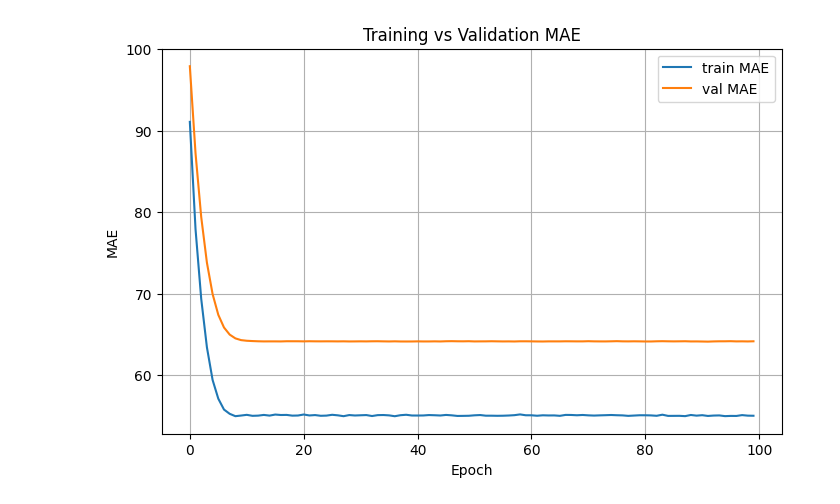
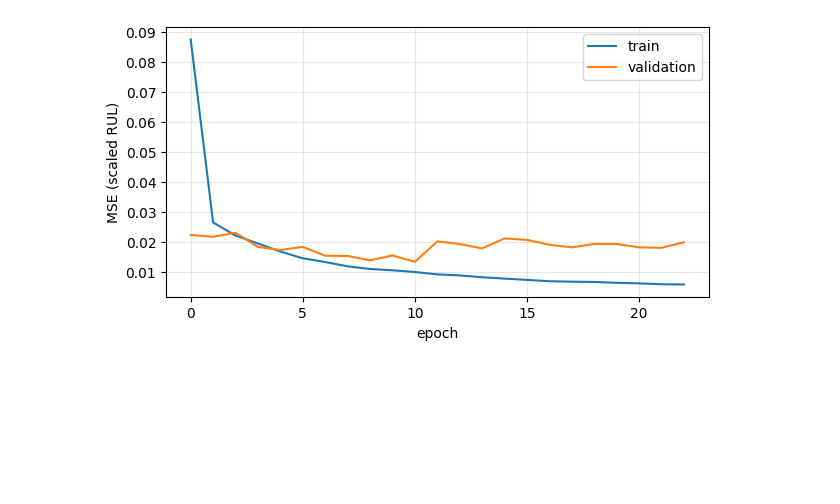
Before and after one commit to aryanfeyziml-loop/cmapss-turbofan-rul-prediction, a Jupyter notebook: notebooks/08_gru_layer.ipynb, the cells around one changed output. Saved outputs shown, nothing was run; the diff lists cells and outputs as text; code cells hidden in the pictures; blank space fills up the shorter version.

```diff
--- a/notebooks/08_gru_layer.ipynb
+++ b/notebooks/08_gru_layer.ipynb
@@ -79,0 +46,12 @@ Epoch 100/100
+# %%
+import tensorflow as tf
+from tensorflow import keras
+from tensorflow.keras import layers
+
+tf.keras.utils.set_random_seed(42)
+CALLBACKS = [
+    keras.callbacks.EarlyStopping(monitor="val_loss", patience=12, restore_best_weights=True),
+    keras.callbacks.ReduceLROnPlateau(monitor="val_loss", factor=0.5, patience=5, min_lr=1e-5),
+]
+# The networks learn RUL / RUL_CAP (range 0..1). utils.load_saved_models multiplies the output back.
+y_nn = ds.y_train / U.RUL_CAP
@@ -79,0 +63,16 @@ Epoch 100/100
+# %%
+Str = ds.X_train.seq                      # (rows, 30, 14)
+print("window tensor:", Str.shape)
+
+model = keras.Sequential([
+    layers.Input(shape=(U.SEQ_WINDOW, len(U.FEATURES))),
+    layers.GRU(64, return_sequences=True),
+    layers.GRU(32),
+    layers.Dropout(0.1),
+    layers.Dense(32, activation="relu"),
+    layers.Dense(1),
+])
+model.compile(optimizer=keras.optimizers.Adam(1e-3), loss="mse")
+
+hist = model.fit(Str[tr], y_nn[tr], validation_data=(Str[ds.is_val], y_nn[ds.is_val]),
+                 epochs=100, batch_size=256, callbacks=CALLBACKS, verbose=2)
@@ -80,14 +101,6 @@ Epoch 100/100
 # %%
-# elbow method
-import matplotlib.pyplot as plt
-plt.figure(figsize=(8, 5))
-plt.plot(history.history["mae"], label="train MAE")
-plt.plot(history.history["val_mae"], label="val MAE")
-plt.xlabel("Epoch")
-plt.ylabel("MAE")
-plt.title("Training vs Validation MAE")
-plt.legend()
-plt.grid(True)
-plt.show()
+plt.figure(figsize=(7, 3.5))
+plt.plot(hist.history["loss"], label="train"); plt.plot(hist.history["val_loss"], label="validation")
+plt.xlabel("epoch"); plt.ylabel("MSE (scaled RUL)"); plt.legend(); plt.grid(alpha=0.3); plt.show()
 # %% [output]
-[figure, old version]
+[figure, new version]
```
Also changed, not shown: parts of 15 cells of this notebook, 22 other files.
